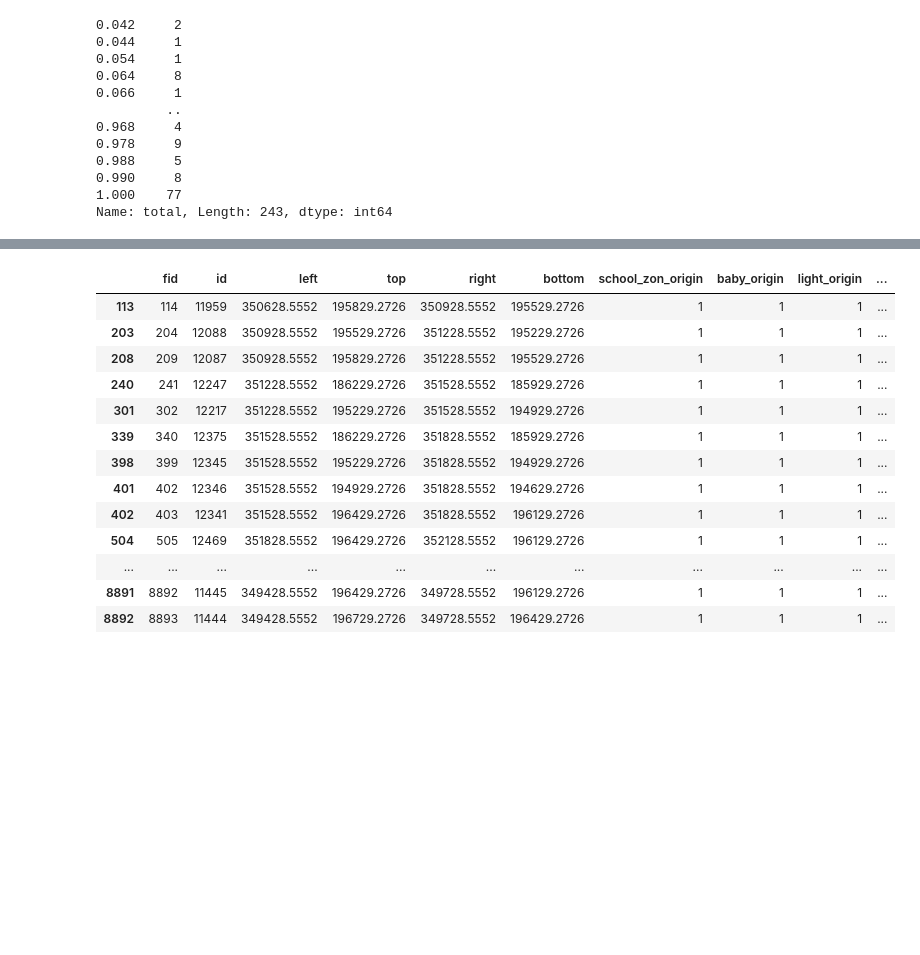
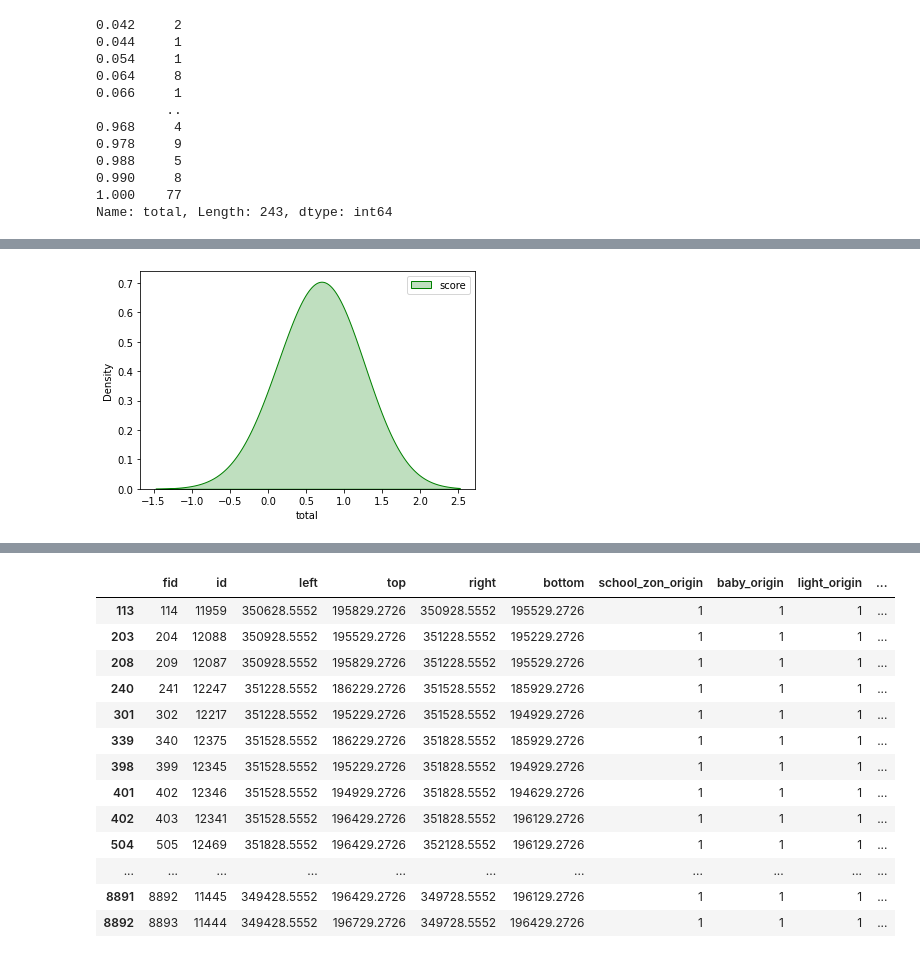
Before and after one commit to suhyeonnnnn/Changwon, a Jupyter notebook: index, cluster.ipynb, the cells around one changed output, grey strips where cells are left out. Saved outputs shown, nothing was run; the diff lists cells and outputs as text; code cells hidden in the pictures; blank space fills up the shorter version.

```diff
--- a/index, cluster.ipynb
+++ b/index, cluster.ipynb
@@ -393,0 +394,7 @@ Name: total, dtype: int64
+# %%
+# Kernel Density Estimate Plot
+sns.kdeplot(df2['total'],shade=True,bw=2,color='green',label="score")
+plt.legend()
+plt.show()
+# %% [output]
+[figure, added]
```
Also changed, not shown: parts of 43 cells of this notebook, 1 other file.
